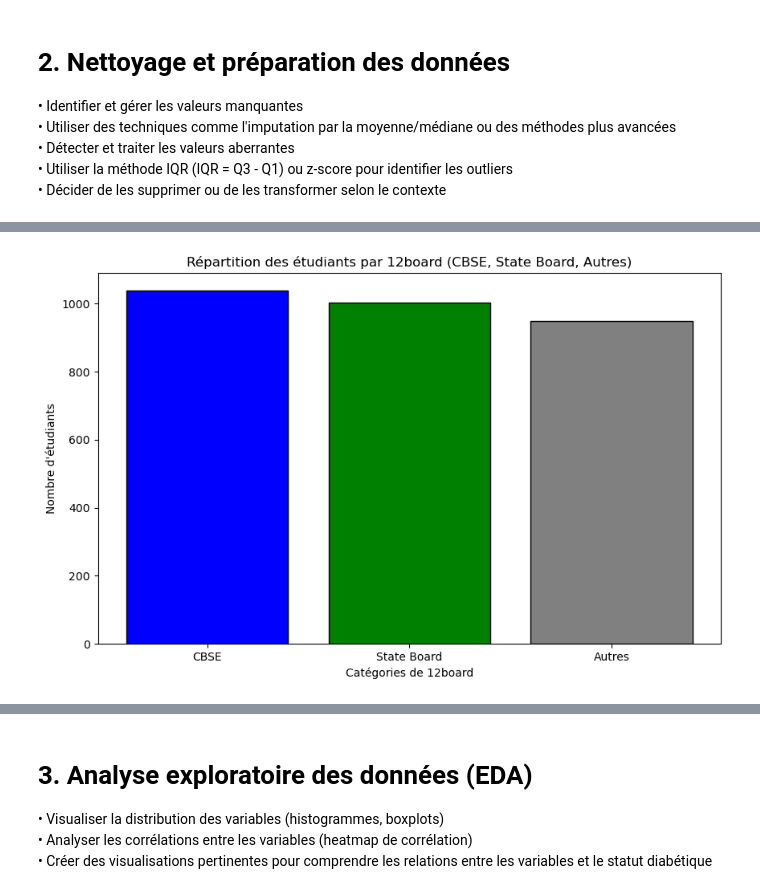
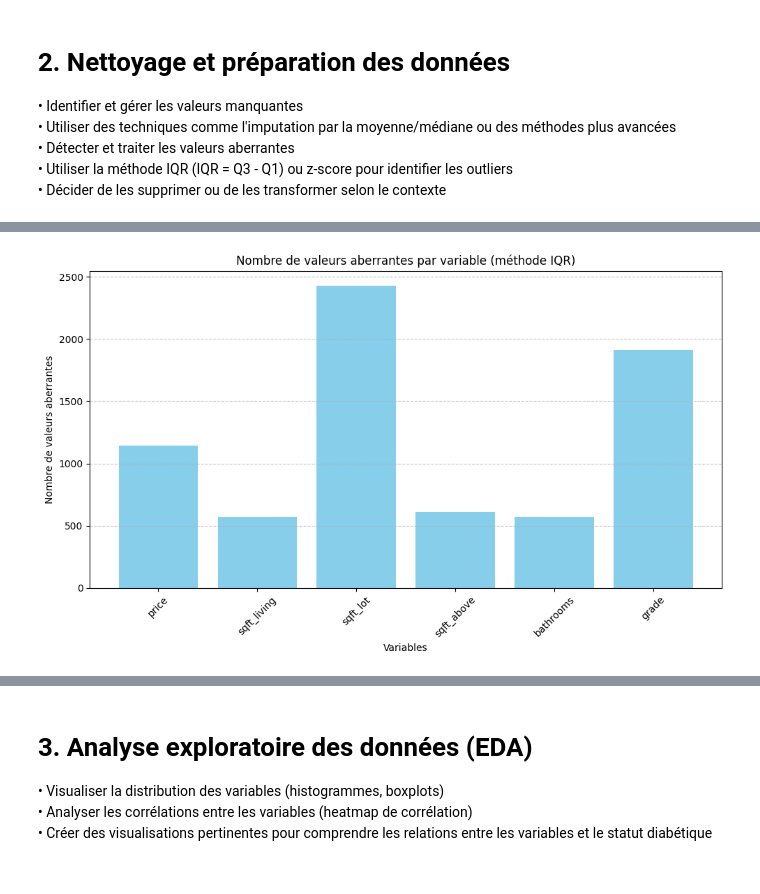
Before and after one commit to MGentieu/Projet_python_data, a Jupyter notebook: Notebook_projet.ipynb, the cells around one changed output, grey strips where cells are left out. Saved outputs shown, nothing was run; the diff lists cells and outputs as text; code cells hidden in the pictures.

```diff
--- a/Notebook_projet.ipynb
+++ b/Notebook_projet.ipynb
@@ -64,12 +70,27 @@ outliers<br>
 # %%
-nombre_de_lignes = df.shape[0]
-print("Nombre de lignes :", nombre_de_lignes)
+def detect_outliers_iqr(data, column):
+    Q1 = data[column].quantile(0.25)
+    Q3 = data[column].quantile(0.75)
+    IQR = Q3 - Q1
+    lower_bound = Q1 - 1.5 * IQR
+    upper_bound = Q3 + 1.5 * IQR
+    outliers = data[(data[column] < lower_bound) | (data[column] > upper_bound)]
+    return lower_bound, upper_bound, len(outliers)
 
-# Identification des valeurs manquantes
-valeurs_vides = df.isnull().sum()
+columns_to_analyze = ['price', 'sqft_living', 'sqft_lot', 'sqft_above', 'bathrooms', 'grade']
+outliers_summary = {}
 
-# On ne veut afficher que les colonnes ayant des valeurs manquantes
-colonnes_vides = valeurs_vides[valeurs_vides != 0]
-print("Colonnes vides : ")
-print(colonnes_vides)
+for column in columns_to_analyze:
+    lower, upper, outliers_count = detect_outliers_iqr(df, column)
+    outliers_summary[column] = {
+        "lower_bound": lower,
+        "upper_bound": upper,
+        "outliers_count": outliers_count,
+    }
+
+# Afficher le résumé des valeurs aberrantes
+outliers_df = pd.DataFrame(outliers_summary).T
+outliers_df.index.name = "Variable"
+print("\nValeurs aberrantes (IQR) :")
+print(outliers_df)
 # %% [output]
@@ -250,25 +106,16 @@ plt.show()
-# %%
-# Créer une nouvelle colonne pour catégoriser 12board en CBSE, State Board, et Autres
-df['12board_category'] = df['12board'].apply(lambda x: 'CBSE' if 'cbse' in str(x)
-                                              else 'state board' if 'state' in str(x)
-                                              else 'Autres')
-
-# Compter les occurrences de chaque catégorie
-cbse_count = (df['12board_category'] == 'CBSE').sum()
-state_board_count = (df['12board_category'] == 'state board').sum()
-others_count = (df['12board_category'] == 'Autres').sum()
-
-# Préparer les données pour l'histogramme
-categories = ['CBSE', 'State Board', 'Autres']
-counts = [cbse_count, state_board_count, others_count]
-
-# Créer le graphique en barres
-plt.figure(figsize=(10, 6))
-plt.bar(categories, counts, color=['blue', 'green', 'grey'], edgecolor='black')
-plt.xlabel("Catégories de 12board")
-plt.ylabel("Nombre d'étudiants")
-plt.title("Répartition des étudiants par 12board (CBSE, State Board, Autres)")
-
-plt.show()
-# %% [output]
-[figure, removed]
+# %%
+variables = outliers_df.index
+outliers_count = outliers_df['outliers_count']
+
+# Création du graphique
+plt.figure(figsize=(10, 6))
+plt.bar(variables, outliers_count, color='skyblue')
+plt.title("Nombre de valeurs aberrantes par variable (méthode IQR)")
+plt.xlabel("Variables")
+plt.ylabel("Nombre de valeurs aberrantes")
+plt.xticks(rotation=45)
+plt.grid(axis='y', linestyle='--', alpha=0.7)
+plt.tight_layout()
+plt.show()
+# %% [output]
+[figure, added]
```
Also changed, not shown: parts of 22 cells of this notebook.
